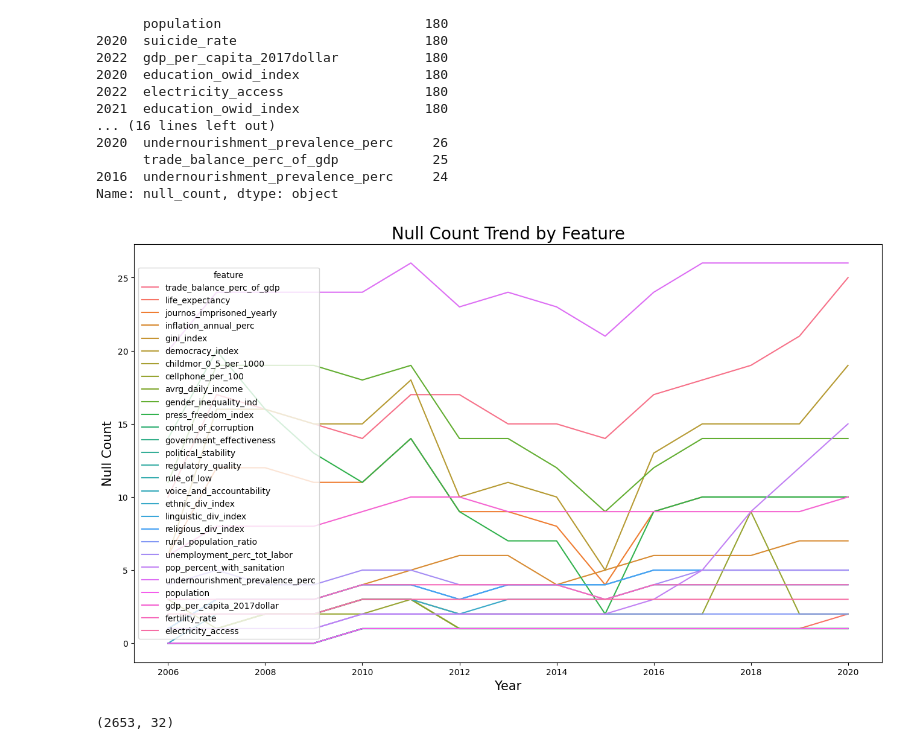
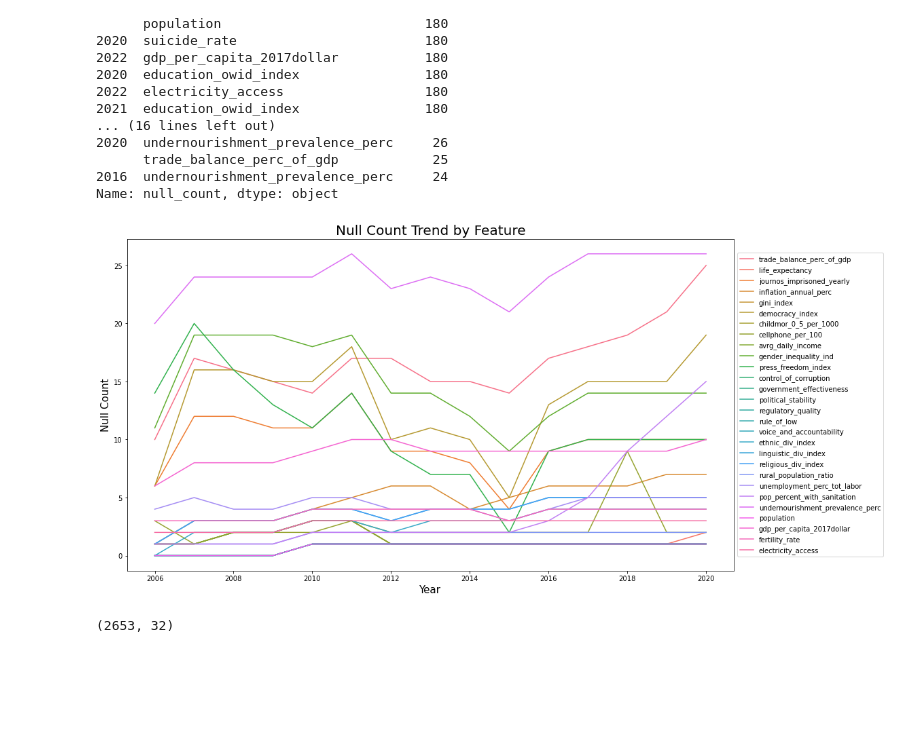
Before and after one commit to malfii/carbon-emission, a Jupyter notebook: notebooks/01_data_cleaning.ipynb, the cells around one changed output. Drawn from its saved outputs; the diff is of its cells as text; code cells hidden in the pictures; blank space fills up the shorter version.

```diff
--- a/notebooks/01_data_cleaning.ipynb
+++ b/notebooks/01_data_cleaning.ipynb
@@ -136,7 +136,7 @@ Read in melted_merged_allcolumns_v2.csv and find all nulls per feature per year.
 # %%
 # Read in full dataset after melting and merging all feature data
 
-df = pd.read_csv('./datasets/melted_merged_allcolumns_v2.csv')
+df = pd.read_csv('../datasets/melted_merged_allcolumns_v2.csv')
 # %%
 # Start cleaning data
 
@@ -325,31 +325,31 @@ Name: null_count, dtype: object
 # %%
 # Drop data after 2020 and columns 'education_owid_index', 'suicide_rate'
 
 df_null = pd.DataFrame(columns = ['year', 'null_count', 'feature'])
 df.drop(columns = ['education_owid_index', 'suicide_rate'], inplace = True)
 cols = df.columns[4:]
 
 i = 0
 
 for year in range(2006, 2021, 1):
     for col in cols:
         df_null.loc[i, 'year'] = year
         df_null.loc[i,'null_count'] = df.loc[df['year'] == year, col].isnull().sum()
         df_null.loc[i,'feature'] = col
         i += 1
 
 plt.figure(figsize = (16, 9))
 ax = sns.lineplot(data = df_null,
              x = 'year',
              y = 'null_count',
              hue = 'feature')
-sns.move_legend(ax, 'center left')
+ax.legend(loc='center left', bbox_to_anchor=(1, 0.5))
 plt.title('Null Count Trend by Feature', size = 20)
 plt.xlabel('Year', size = 15)
 plt.ylabel('Null Count', size = 15);
-plt.savefig('./images/null_count_trend')
+plt.savefig('../images/null_count_trend')
 # %% [output]
-[figure, old version]
+[figure, new version]
 # %%
 # modify dataframe to reflect above charts
 
```
Also changed, not shown: parts of 13 cells of this notebook, 5 other files.
